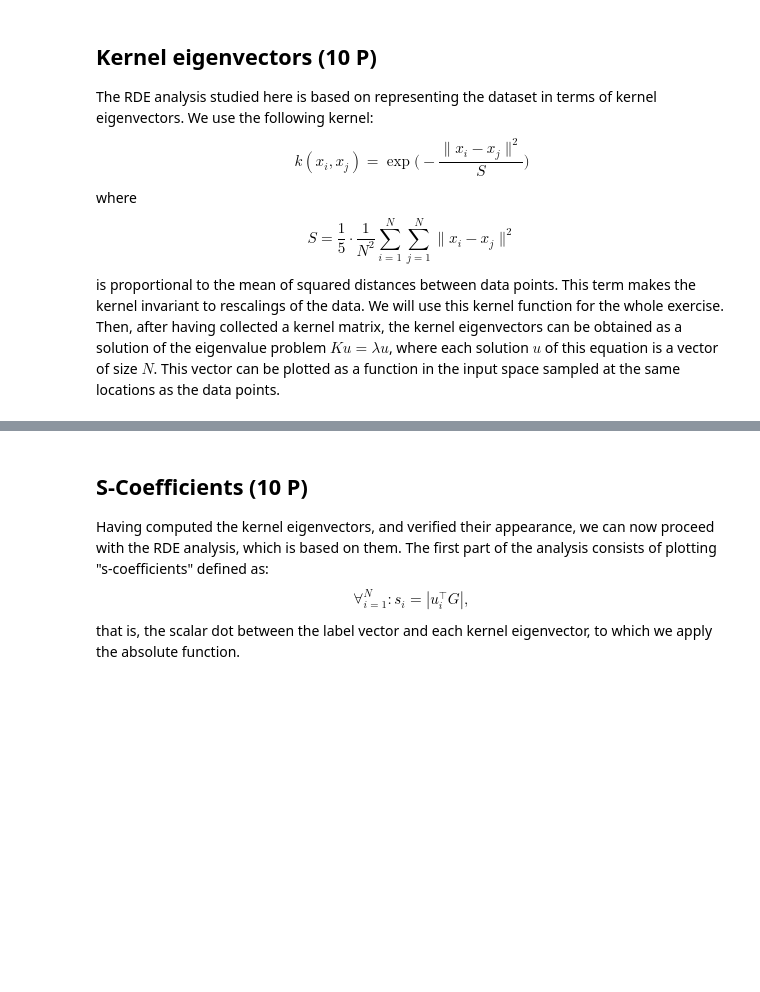
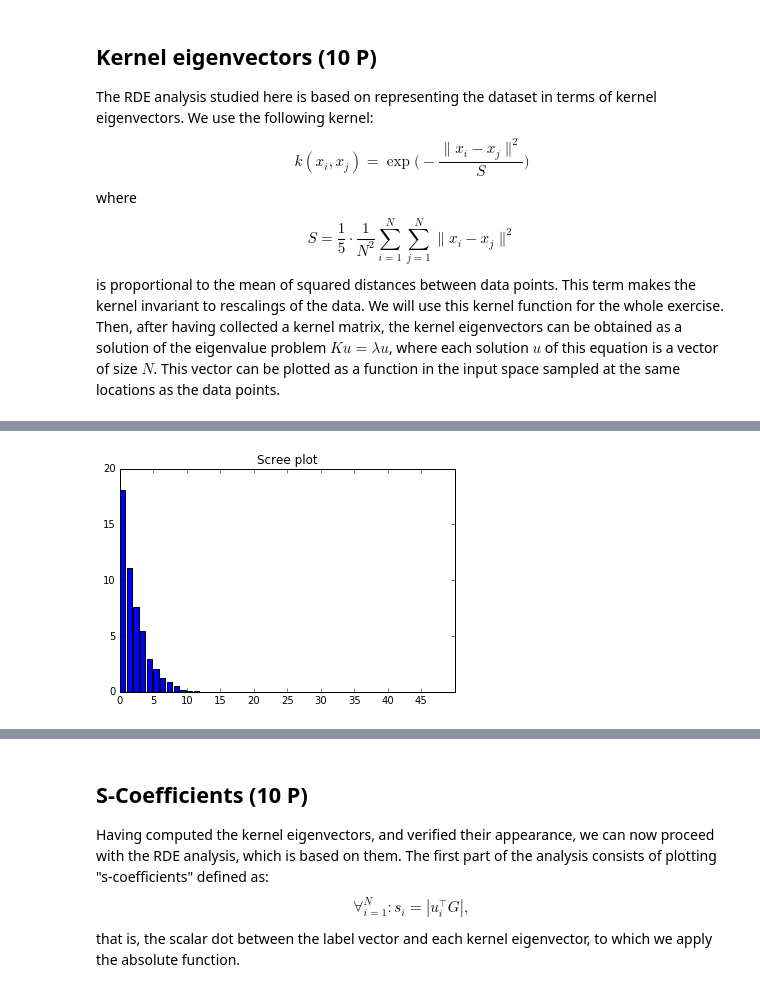
Before and after one commit to HeavyPanda/ml2, a Jupyter notebook: sheet05/sheet05_viktor.ipynb, the cells around one changed output, grey strips where cells are left out. Drawn from its saved outputs; the diff is of its cells as text; code cells hidden in the pictures; blank space fills up the shorter version.

```diff
--- a/sheet05/sheet05_viktor.ipynb
+++ b/sheet05/sheet05_viktor.ipynb
@@ -65,0 +69,18 @@ plt.legend(); plt.xlabel('input'); plt.xlim(-2.5,5); plt.show()
+# %%
+def get_k_eigvals_sorted(X):
+    N=X.shape[0]
+    D=scipy.spatial.distance.cdist(X,X,'sqeuclidean')
+    S=numpy.sum(D)/5/N**2
+    K=numpy.exp(-D/S)
+    eigenvalues,eigenvectors=numpy.linalg.eig(K)
+    idx = eigenvalues.argsort()[::-1]
+    eigenvalues = eigenvalues[idx].real
+    eigenvectors = eigenvectors[:,idx]
+    return eigenvalues
+
+eig_vals = get_k_eigvals_sorted(X)
+plt.bar(range(len(X)), numpy.abs(eig_vals))
+plt.xticks(range(0, len(X), 5))
+plt.title("Scree plot");
+# %% [output]
+[figure, added]
```
Also changed, not shown: parts of 9 cells of this notebook.
